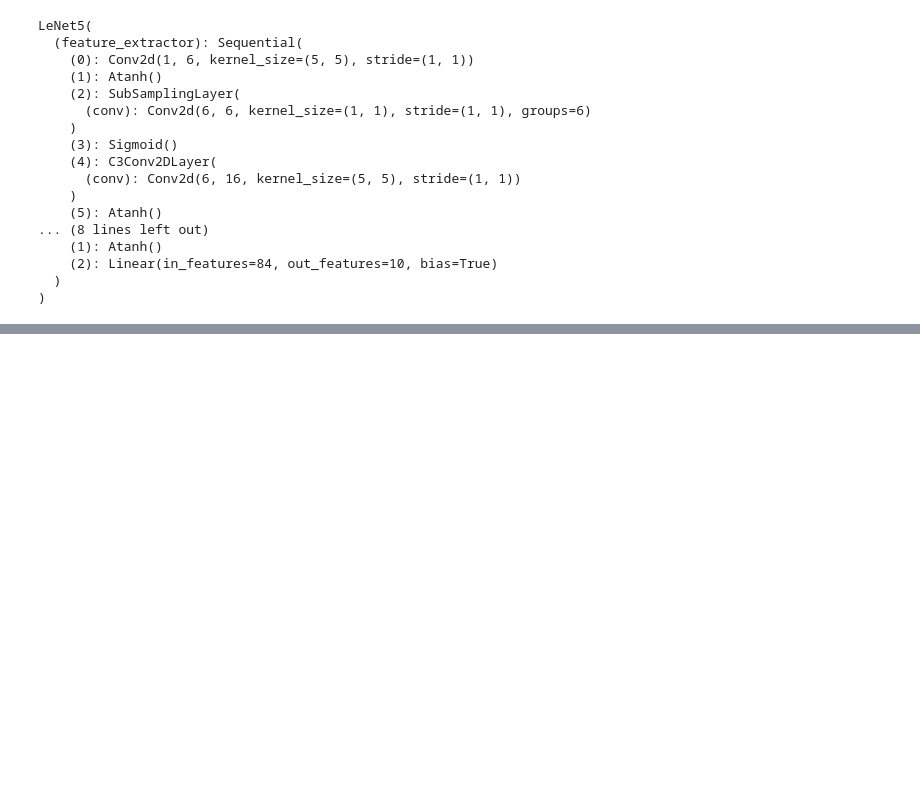
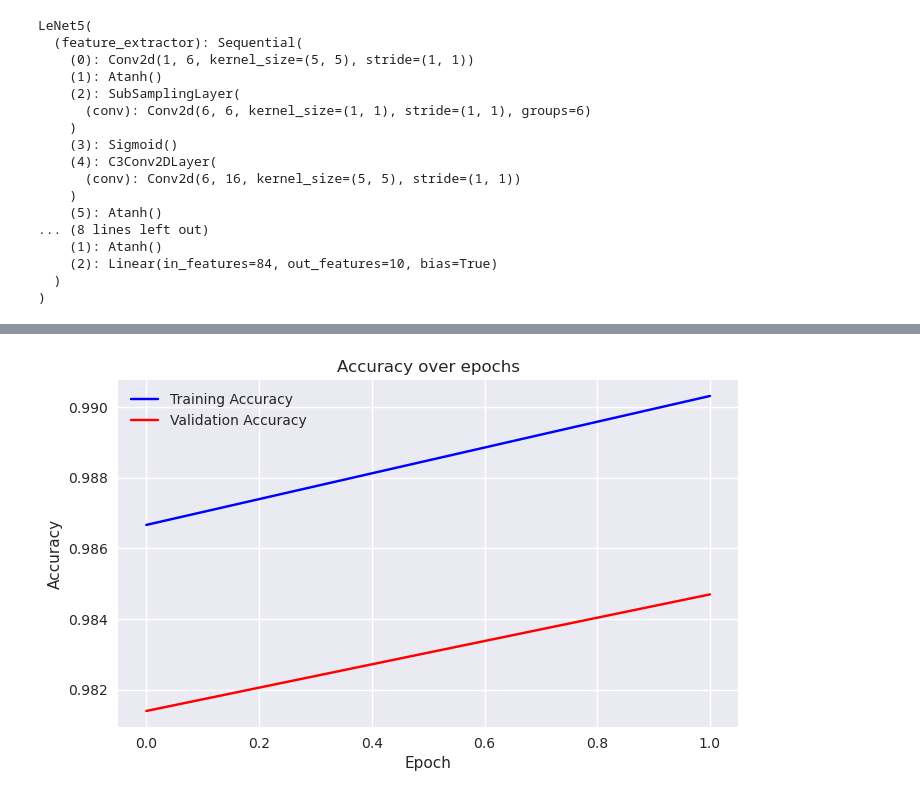
Before and after one commit to ShevchenkoRostyslav/ComputerVision_PyTorch, a Jupyter notebook: examples/LeNet5.ipynb, the cells around one changed output, grey strips where cells are left out. Cells and saved outputs as stored; diff of their text form; code cells hidden in the pictures; blank space fills up the shorter version.

```diff
--- a/examples/LeNet5.ipynb
+++ b/examples/LeNet5.ipynb
@@ -107,0 +90,4 @@ model, optimizer, (train_losses, valid_losses) = train(model, criterion, optimiz
+# %%
+metrics['Accuracy'].plot()
+# %% [output]
+[figure, added]
```
Also changed, not shown: parts of 2 cells of this notebook, 3 other files.
